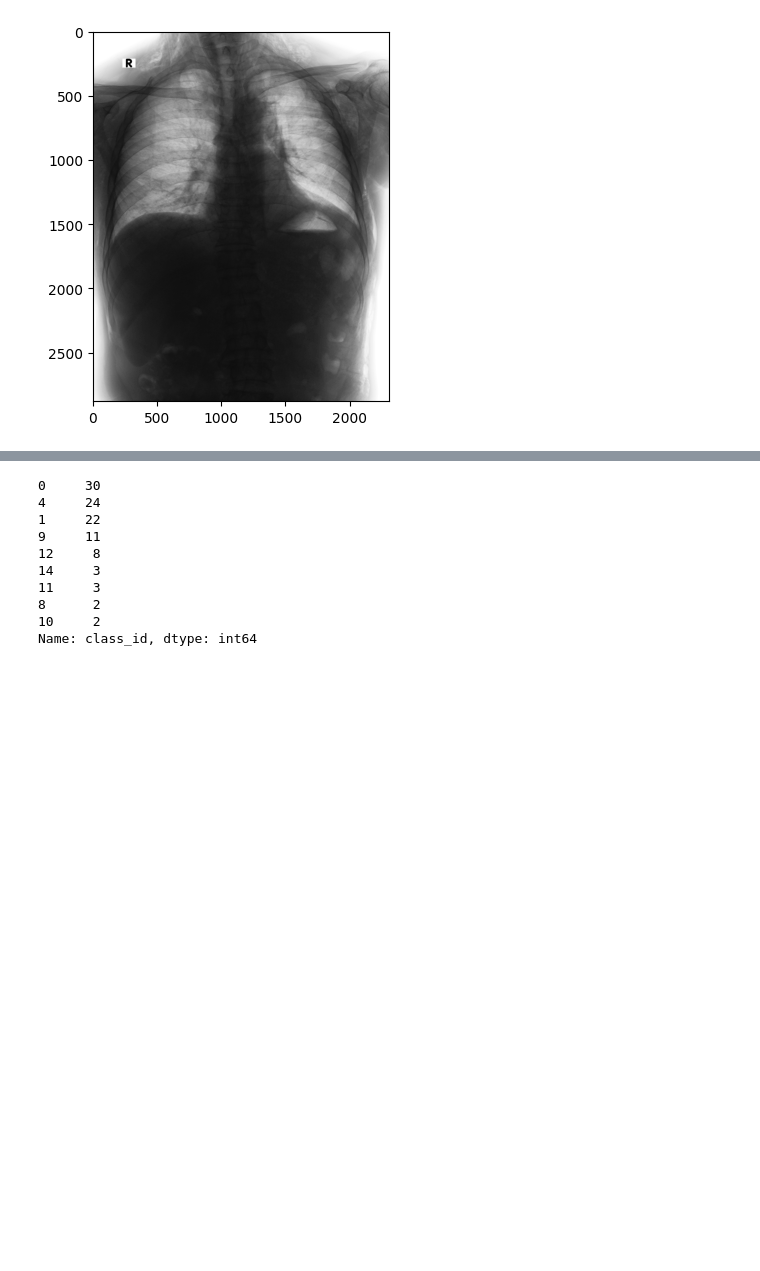
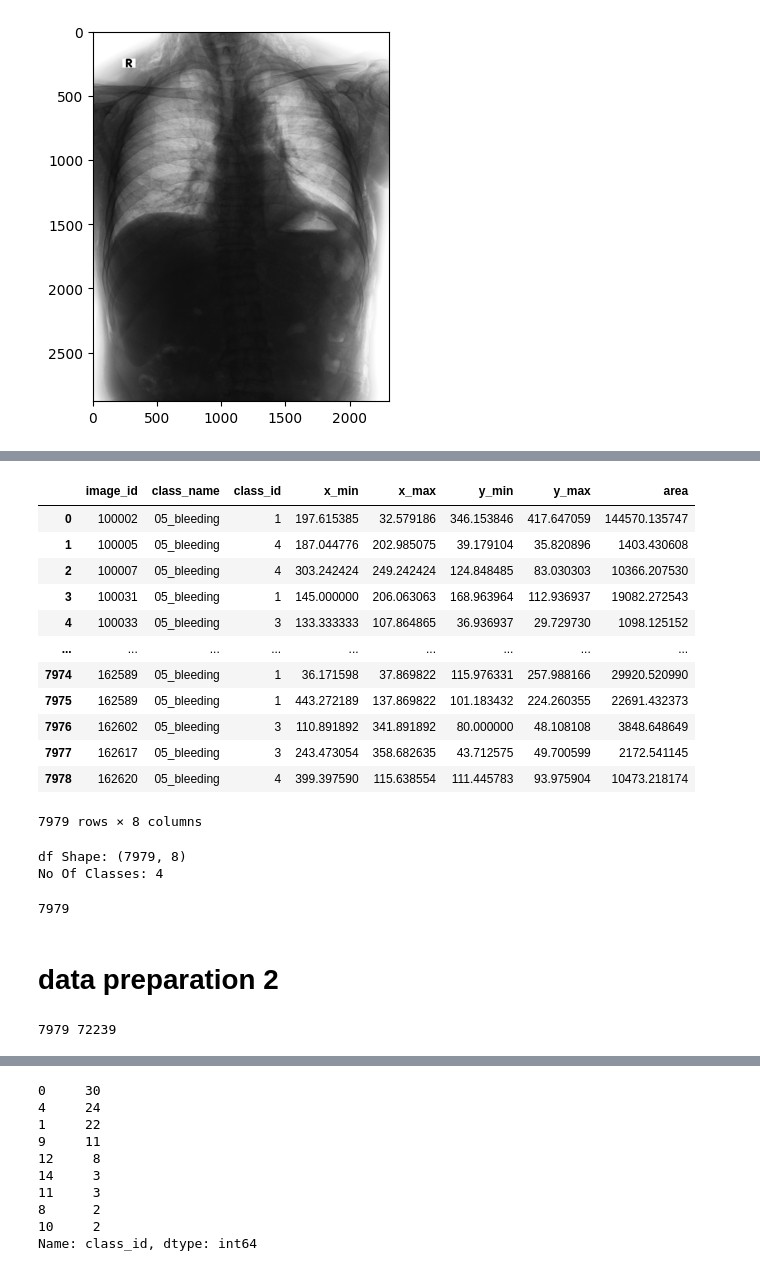
Before and after one commit to bibiana1202/reference_study, a Jupyter notebook: Faster RCNN/lesiondata-fasterrcnn-pytorch-train.ipynb, the cells around one changed output, grey strips where cells are left out. Saved outputs shown, nothing was run; the diff lists cells and outputs as text; code cells hidden in the pictures; blank space fills up the shorter version.

```diff
--- a/Faster RCNN/lesiondata-fasterrcnn-pytorch-train.ipynb
+++ b/Faster RCNN/lesiondata-fasterrcnn-pytorch-train.ipynb
@@ -473,0 +722,29 @@ train_df
+# %%
+# 14번 라벨 = NO FINGING : 누락된 데이터(NaN)을 채우고, (0,0,1,1) 로 바꿈 -> nan 그대로 들어가면 안되는 이유!!!
+valid_df.fillna(0, inplace=True) # nan 을 0으로 바꾸고
+valid_df
+# %% [output]
+|  | image_id | class_name | class_id | x_min | x_max | y_min | y_max | area |
+| 0 | 100002 | 05_bleeding | 1 | 197.615385 | 32.579186 | 346.153846 | 417.647059 | 144570.135747 |
+| 1 | 100005 | 05_bleeding | 4 | 187.044776 | 202.985075 | 39.179104 | 35.820896 | 1403.430608 |
+| 2 | 100007 | 05_bleeding | 4 | 303.242424 | 249.242424 | 124.848485 | 83.030303 | 10366.207530 |
+| 3 | 100031 | 05_bleeding | 1 | 145.000000 | 206.063063 | 168.963964 | 112.936937 | 19082.272543 |
+| 4 | 100033 | 05_bleeding | 3 | 133.333333 | 107.864865 | 36.936937 | 29.729730 | 1098.125152 |
+| ... | ... | ... | ... | ... | ... | ... | ... | ... |
+| 7974 | 162589 | 05_bleeding | 1 | 36.171598 | 37.869822 | 115.976331 | 257.988166 | 29920.520990 |
+| 7975 | 162589 | 05_bleeding | 1 | 443.272189 | 137.869822 | 101.183432 | 224.260355 | 22691.432373 |
+| 7976 | 162602 | 05_bleeding | 3 | 110.891892 | 341.891892 | 80.000000 | 48.108108 | 3848.648649 |
+| 7977 | 162617 | 05_bleeding | 3 | 243.473054 | 358.682635 | 43.712575 | 49.700599 | 2172.541145 |
+| 7978 | 162620 | 05_bleeding | 4 | 399.397590 | 115.638554 | 111.445783 | 93.975904 | 10473.218174 |
+7979 rows × 8 columns
+# %%
+print("df Shape: "+str(valid_df.shape))
+print("No Of Classes: "+str(valid_df["class_id"].nunique()))
+valid_df.sort_values(by='image_id').head(10)
+len(valid_df)
+# %% [output]
+df Shape: (7979, 8)
+No Of Classes: 4
+7979
+# %% [markdown]
+# data preparation 2
@@ -473,0 +772,4 @@ train_df
+# %%
+print(len(valid_df),len(train_df))
+# %% [output]
+7979 72239
```
Also changed, not shown: parts of 45 cells of this notebook, 4 other files.
